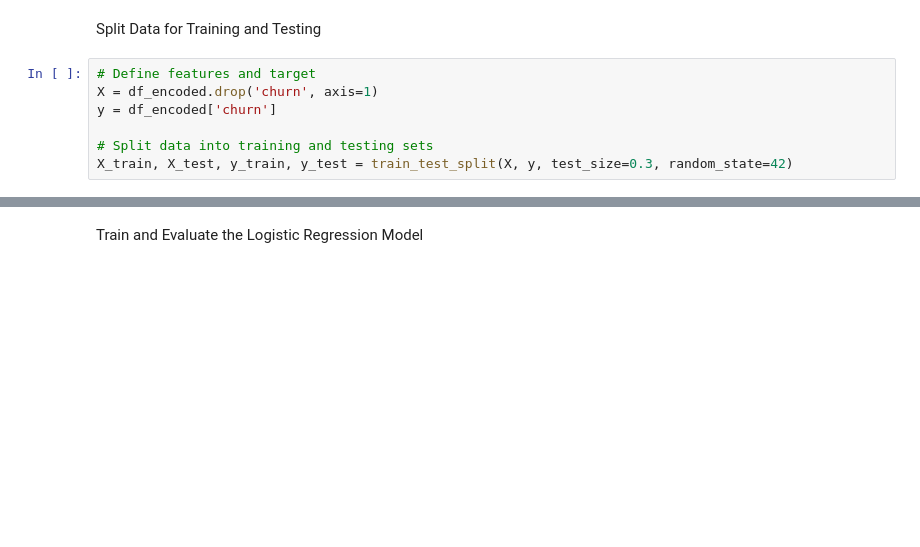
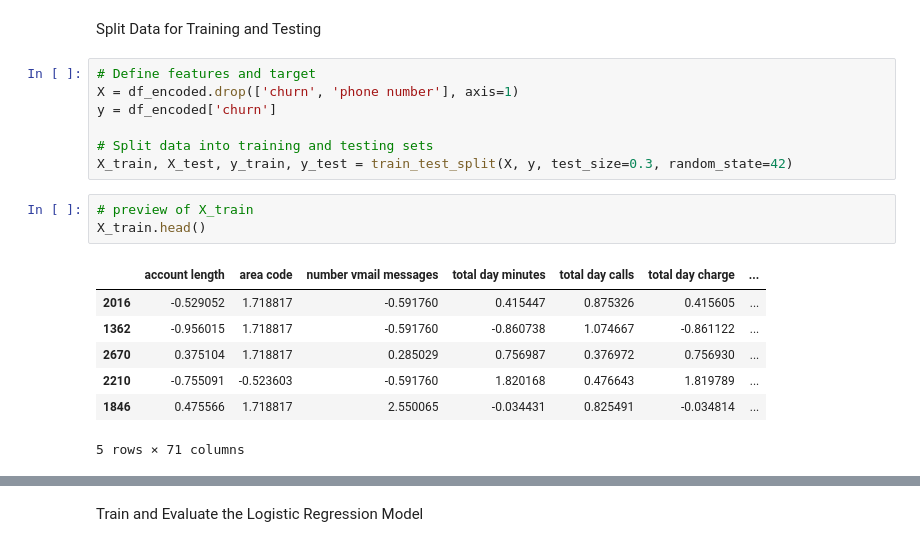
Before and after one commit to MAZSUSA/SYRIATEL-CUSTOMER-CHURN-ANALYSIS, a Jupyter notebook: index.ipynb, the cells around one changed output, grey strips where cells are left out. Drawn from its saved outputs; the diff is of its cells as text; blank space fills up the shorter version.

```diff
--- a/index.ipynb
+++ b/index.ipynb
@@ -210,8 +210,19 @@ df_encoded[numerical_features] = scaler.fit_transform(df_encoded[numerical_featu
 Split Data for Training and Testing
 # %%
 # Define features and target
-X = df_encoded.drop('churn', axis=1)
+X = df_encoded.drop(['churn', 'phone number'], axis=1)
 y = df_encoded['churn']
 
 # Split data into training and testing sets
 X_train, X_test, y_train, y_test = train_test_split(X, y, test_size=0.3, random_state=42)
+# %%
+# preview of X_train
+X_train.head()
+# %% [output]
+|  | account length | area code | number vmail messages | total day minutes | total day calls | total day charge | ... |
+| 2016 | -0.529052 | 1.718817 | -0.591760 | 0.415447 | 0.875326 | 0.415605 | ... |
+| 1362 | -0.956015 | 1.718817 | -0.591760 | -0.860738 | 1.074667 | -0.861122 | ... |
+| 2670 | 0.375104 | 1.718817 | 0.285029 | 0.756987 | 0.376972 | 0.756930 | ... |
+| 2210 | -0.755091 | -0.523603 | -0.591760 | 1.820168 | 0.476643 | 1.819789 | ... |
+| 1846 | 0.475566 | 1.718817 | 2.550065 | -0.034431 | 0.825491 | -0.034814 | ... |
+5 rows × 71 columns
```
Also changed, not shown: parts of 7 cells of this notebook.
